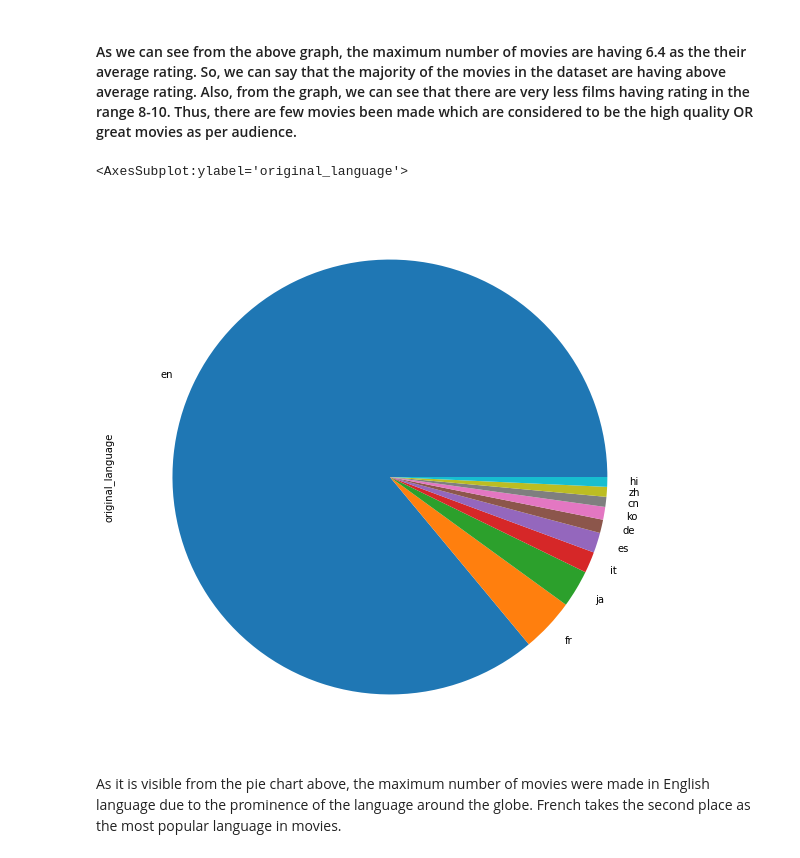
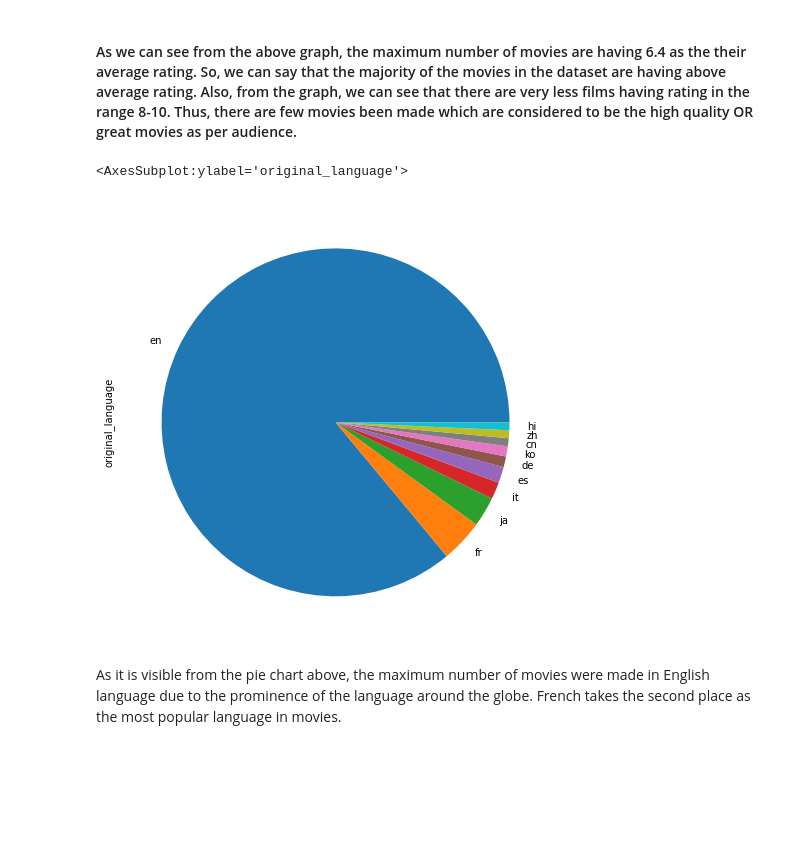
Before and after one commit to abhisheksinghal276/EDA-of-iMDB-Movie-Ratings-Dataset, a Jupyter notebook: EDA of iMDB Movie Ratings Dataset.ipynb, the cells around one changed output. Saved outputs shown, nothing was run; the diff lists cells and outputs as text; code cells hidden in the pictures; blank space fills up the shorter version.

```diff
--- a/EDA of iMDB Movie Ratings Dataset.ipynb
+++ b/EDA of iMDB Movie Ratings Dataset.ipynb
@@ -106,9 +106,9 @@ data['vote_average'].value_counts().plot.bar(figsize=(15,10),xlabel='Vote_Averag
 #### As we can see from the above graph, the maximum number of movies are having 6.4 as the their average rating. So, we can say that the majority of the movies in the dataset are having above average rating. Also, from the graph, we can see that there are very less films having rating in the range 8-10. Thus, there are few movies been made which are considered to be the high quality OR great movies as per audience.
 # %%
 # Displaying the number of movies in the different languages
-data['original_language'].value_counts().head(10).plot.pie(figsize=(10,10))
+data['original_language'].value_counts().head(10).plot.pie(figsize=(8,8))
 # %% [output]
 <AxesSubplot:ylabel='original_language'>
-[figure, old version]
+[figure, new version]
 # %% [markdown]
 As it is visible from the pie chart above, the maximum number of movies were made in English language due to the prominence of the language around the globe. French takes the second place as the most popular language in movies.
```
Also changed, not shown: parts of 1 cell of this notebook.
